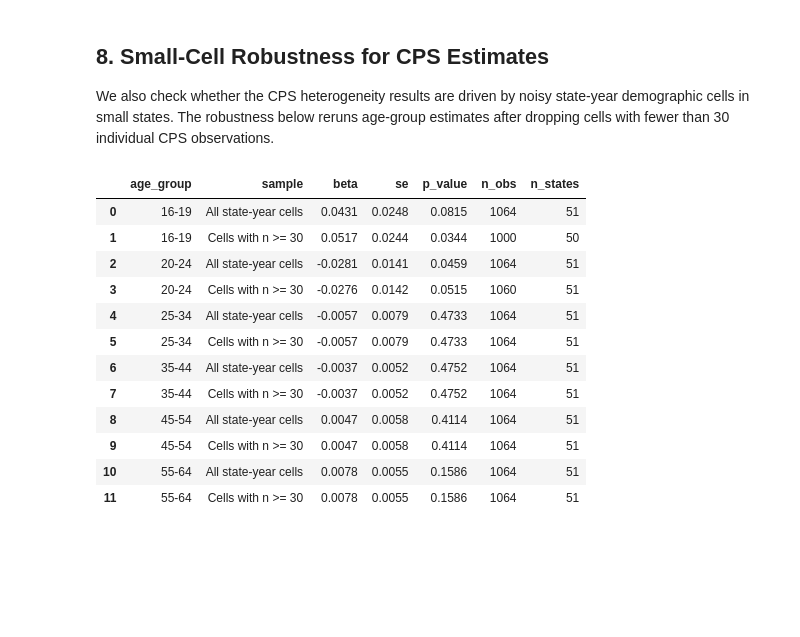
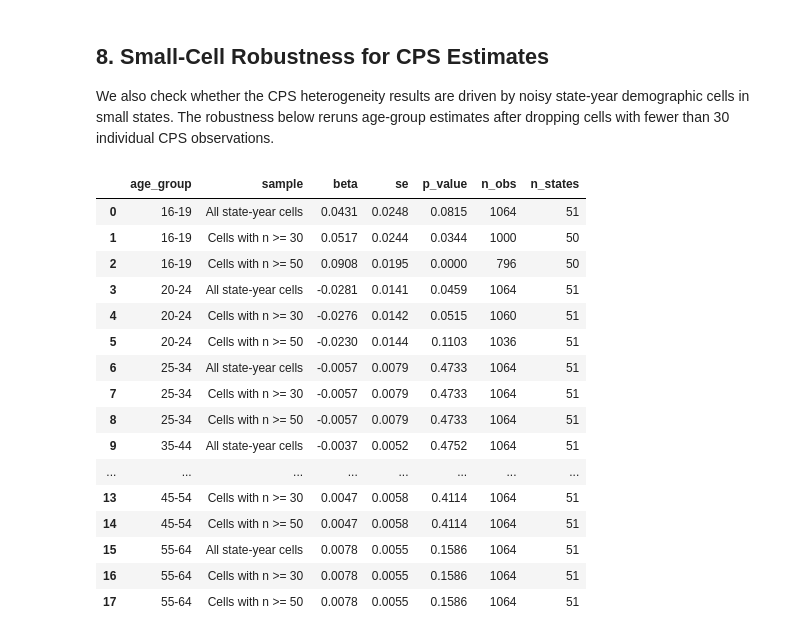
Before and after one commit to Gechyb/IDS_701-Causal-Inference_Final, a Jupyter notebook: notebooks/09_cps_heterogeneity.ipynb, the cells around one changed output. Cells and saved outputs as stored; diff of their text form; code cells hidden in the pictures; blank space fills up the shorter version.

Commit message:
Add stricter CPS small-cell robustness cutoff

```diff
--- a/notebooks/09_cps_heterogeneity.ipynb
+++ b/notebooks/09_cps_heterogeneity.ipynb
@@ -385,54 +385,60 @@ young_hours_table
 
 We also check whether the CPS heterogeneity results are driven by noisy state-year demographic cells in small states. The robustness below reruns age-group estimates after dropping cells with fewer than 30 individual CPS observations.
 # %%
-MIN_CELL_N = 30
+MIN_CELL_THRESHOLDS = [30, 50]
 
 small_cell_results = []
 for ag in AGE_GROUPS:
-    samples = [
-        ("All state-year cells", age_data[age_data["age_group"] == ag].copy()),
-        (
-            f"Cells with n >= {MIN_CELL_N}",
-            age_data[
-                (age_data["age_group"] == ag)
-                & (age_data["n_individuals"] >= MIN_CELL_N)
-            ].copy(),
-        ),
-    ]
+    samples = [("All state-year cells", age_data[age_data["age_group"] == ag].copy())]
+    for threshold in MIN_CELL_THRESHOLDS:
+        samples.append(
+            (
+                f"Cells with n >= {threshold}",
+                age_data[
+                    (age_data["age_group"] == ag)
+                    & (age_data["n_individuals"] >= threshold)
+                ].copy(),
+            )
+        )
+
     for sample_label, sub in samples:
         res = run_twfe(sub)
         small_cell_results.append(
             {
                 "age_group": ag,
                 "sample": sample_label,
                 "beta": res["beta"],
                 "se": res["se"],
                 "p_value": res["p_value"],
                 "n_obs": res["n_obs"],
                 "n_states": res["n_states"],
             }
         )
 
 small_cell_results = pd.DataFrame(small_cell_results)
 small_cell_display = small_cell_results.copy()
 for col in ["beta", "se", "p_value"]:
     small_cell_display[col] = small_cell_display[col].round(4)
 
 small_cell_display
 # %% [output]
 |  | age_group | sample | beta | se | p_value | n_obs | n_states |
 | 0 | 16-19 | All state-year cells | 0.0431 | 0.0248 | 0.0815 | 1064 | 51 |
 | 1 | 16-19 | Cells with n >= 30 | 0.0517 | 0.0244 | 0.0344 | 1000 | 50 |
-| 2 | 20-24 | All state-year cells | -0.0281 | 0.0141 | 0.0459 | 1064 | 51 |
-| 3 | 20-24 | Cells with n >= 30 | -0.0276 | 0.0142 | 0.0515 | 1060 | 51 |
-| 4 | 25-34 | All state-year cells | -0.0057 | 0.0079 | 0.4733 | 1064 | 51 |
-| 5 | 25-34 | Cells with n >= 30 | -0.0057 | 0.0079 | 0.4733 | 1064 | 51 |
-| 6 | 35-44 | All state-year cells | -0.0037 | 0.0052 | 0.4752 | 1064 | 51 |
-| 7 | 35-44 | Cells with n >= 30 | -0.0037 | 0.0052 | 0.4752 | 1064 | 51 |
-| 8 | 45-54 | All state-year cells | 0.0047 | 0.0058 | 0.4114 | 1064 | 51 |
-| 9 | 45-54 | Cells with n >= 30 | 0.0047 | 0.0058 | 0.4114 | 1064 | 51 |
-| 10 | 55-64 | All state-year cells | 0.0078 | 0.0055 | 0.1586 | 1064 | 51 |
-| 11 | 55-64 | Cells with n >= 30 | 0.0078 | 0.0055 | 0.1586 | 1064 | 51 |
+| 2 | 16-19 | Cells with n >= 50 | 0.0908 | 0.0195 | 0.0000 | 796 | 50 |
+| 3 | 20-24 | All state-year cells | -0.0281 | 0.0141 | 0.0459 | 1064 | 51 |
+| 4 | 20-24 | Cells with n >= 30 | -0.0276 | 0.0142 | 0.0515 | 1060 | 51 |
+| 5 | 20-24 | Cells with n >= 50 | -0.0230 | 0.0144 | 0.1103 | 1036 | 51 |
+| 6 | 25-34 | All state-year cells | -0.0057 | 0.0079 | 0.4733 | 1064 | 51 |
+| 7 | 25-34 | Cells with n >= 30 | -0.0057 | 0.0079 | 0.4733 | 1064 | 51 |
+| 8 | 25-34 | Cells with n >= 50 | -0.0057 | 0.0079 | 0.4733 | 1064 | 51 |
+| 9 | 35-44 | All state-year cells | -0.0037 | 0.0052 | 0.4752 | 1064 | 51 |
+| ... | ... | ... | ... | ... | ... | ... | ... |
+| 13 | 45-54 | Cells with n >= 30 | 0.0047 | 0.0058 | 0.4114 | 1064 | 51 |
+| 14 | 45-54 | Cells with n >= 50 | 0.0047 | 0.0058 | 0.4114 | 1064 | 51 |
+| 15 | 55-64 | All state-year cells | 0.0078 | 0.0055 | 0.1586 | 1064 | 51 |
+| 16 | 55-64 | Cells with n >= 30 | 0.0078 | 0.0055 | 0.1586 | 1064 | 51 |
+| 17 | 55-64 | Cells with n >= 50 | 0.0078 | 0.0055 | 0.1586 | 1064 | 51 |
 # %%
 young_adult_full = small_cell_results[
     (small_cell_results["age_group"] == "20-24")
```
Also changed, not shown: parts of 2 cells of this notebook.
